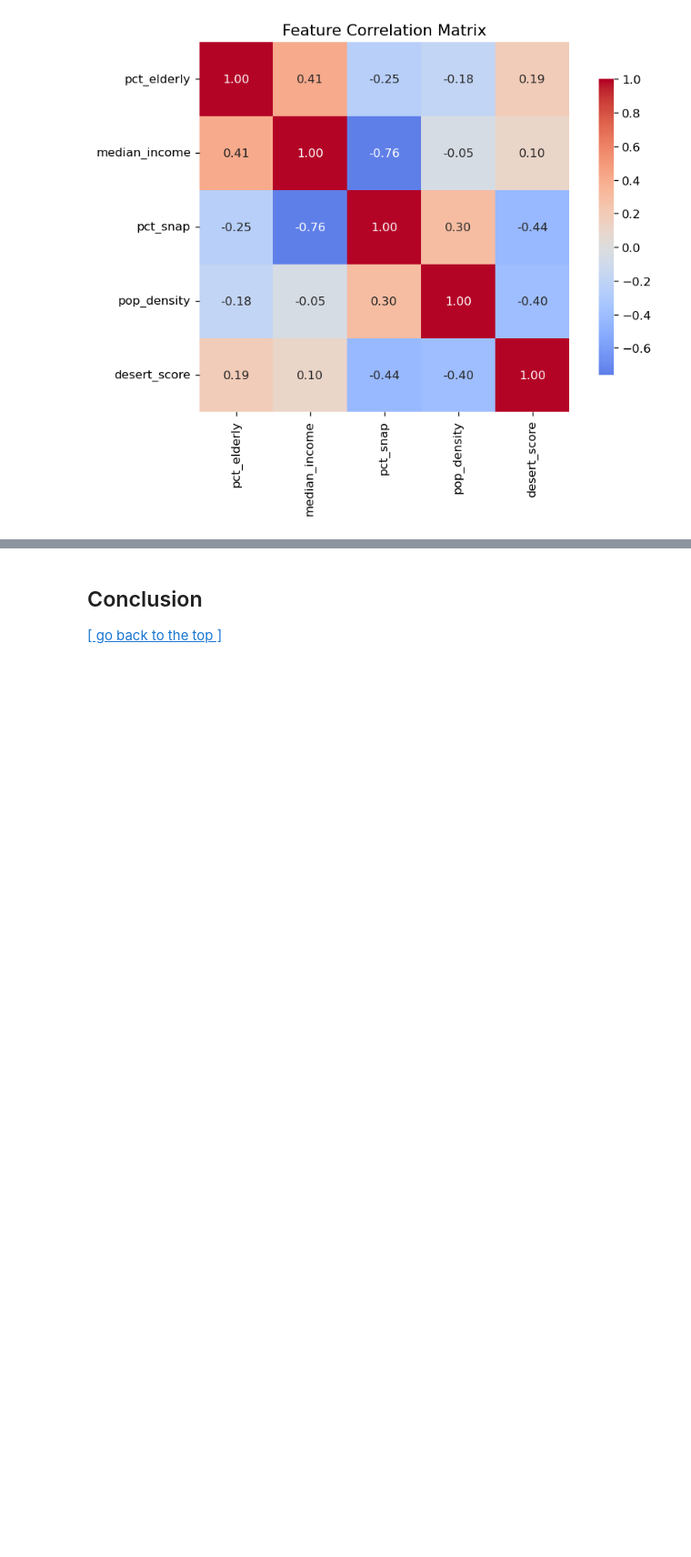
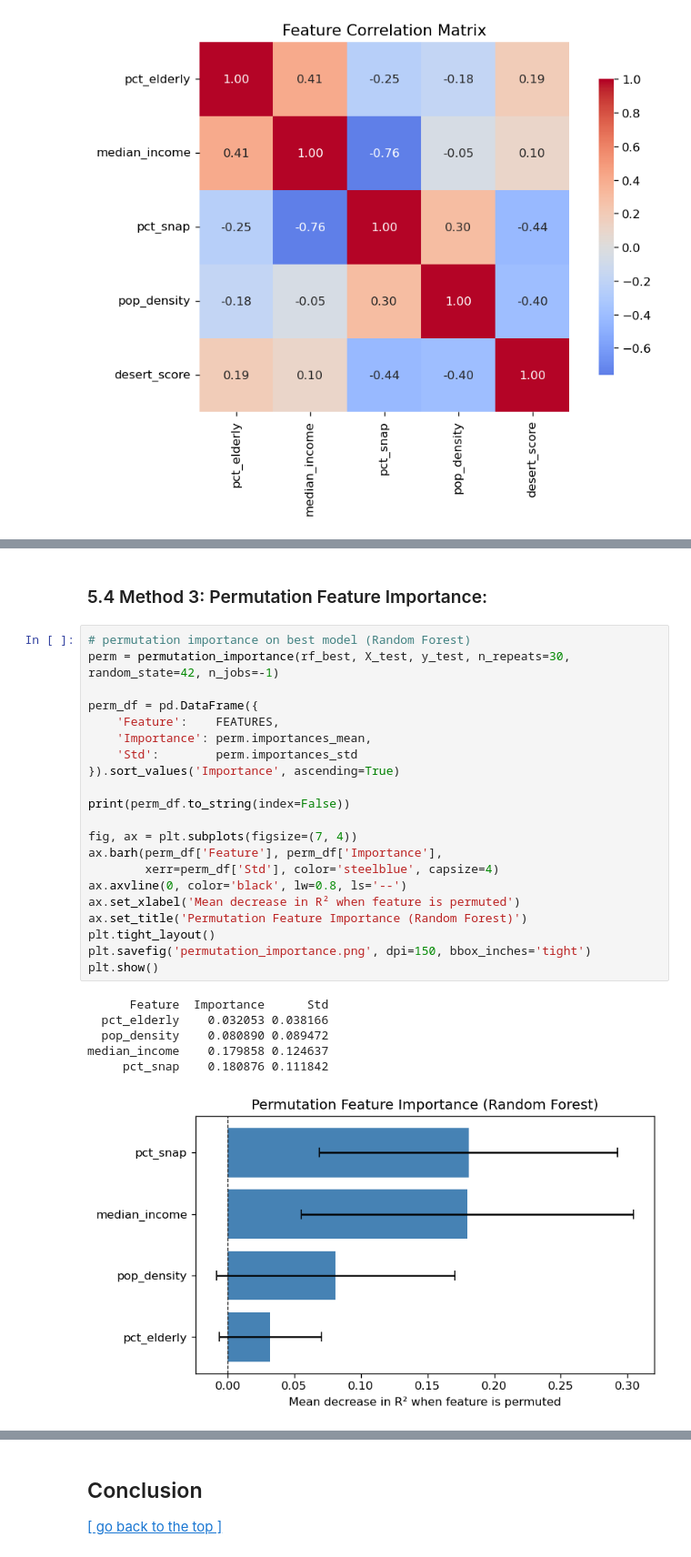
Before and after one commit to hawaiie-star/DS, a Jupyter notebook: Assessment /Final_submission_CASA0006.ipynb, the cells around one changed output, grey strips where cells are left out. Shown at 91% size. Cells and saved outputs as stored; diff of their text form; blank space fills up the shorter version.

```diff
--- a/Assessment /Final_submission_CASA0006.ipynb
+++ b/Assessment /Final_submission_CASA0006.ipynb
@@ -408,0 +643,30 @@ Source: see [link](https://linkinghub.elsevier.com/retrieve/pii/S221067072200443
+# %% [markdown]
+### 5.4 Method 3: Permutation Feature Importance:
+# %%
+# permutation importance on best model (Random Forest)
+perm = permutation_importance(rf_best, X_test, y_test, n_repeats=30, random_state=42, n_jobs=-1)
+
+perm_df = pd.DataFrame({
+    'Feature':    FEATURES,
+    'Importance': perm.importances_mean,
+    'Std':        perm.importances_std
+}).sort_values('Importance', ascending=True)
+
+print(perm_df.to_string(index=False))
+
+fig, ax = plt.subplots(figsize=(7, 4))
+ax.barh(perm_df['Feature'], perm_df['Importance'],
+        xerr=perm_df['Std'], color='steelblue', capsize=4)
+ax.axvline(0, color='black', lw=0.8, ls='--')
+ax.set_xlabel('Mean decrease in R² when feature is permuted')
+ax.set_title('Permutation Feature Importance (Random Forest)')
+plt.tight_layout()
+plt.savefig('permutation_importance.png', dpi=150, bbox_inches='tight')
+plt.show()
+# %% [output]
+      Feature  Importance      Std
+  pct_elderly    0.032053 0.038166
+  pop_density    0.080890 0.089472
+median_income    0.179858 0.124637
+     pct_snap    0.180876 0.111842
+[figure, added]
```
Also changed, not shown: parts of 50 cells of this notebook.
